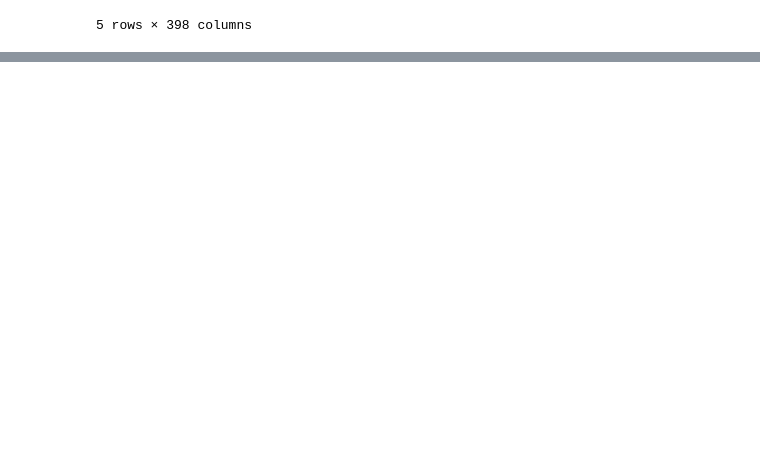
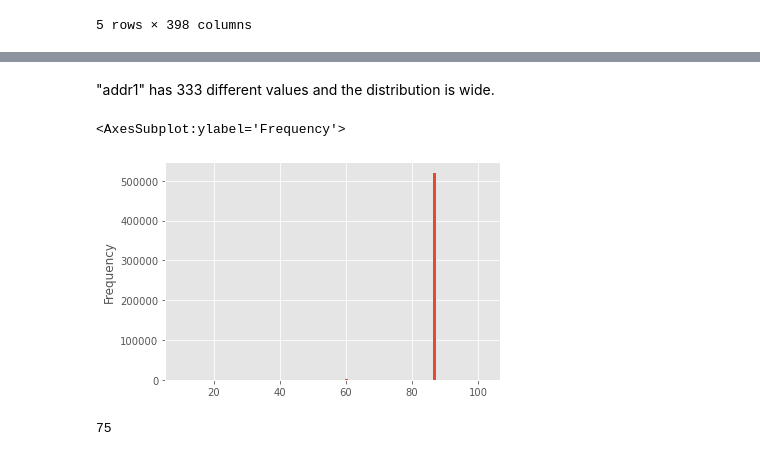
Before and after one commit to nichowu/IEEE-CIS-Fraud-Detection, a Jupyter notebook: IEEE-CIS-Fraud-Detection.ipynb, the cells around one changed output, grey strips where cells are left out. Drawn from its saved outputs; the diff is of its cells as text; code cells hidden in the pictures; blank space fills up the shorter version.

```diff
--- a/IEEE-CIS-Fraud-Detection.ipynb
+++ b/IEEE-CIS-Fraud-Detection.ipynb
@@ -346,0 +409,11 @@ train_transaction.head()
+# %% [markdown]
+"addr1" has 333 different values and the distribution is wide.
+# %%
+train_transaction.addr2.plot(kind='hist', bins=100)
+# %% [output]
+<AxesSubplot:ylabel='Frequency'>
+[figure, added]
+# %%
+len(train_transaction.addr2.unique())
+# %% [output]
+75
```
Also changed, not shown: parts of 18 cells of this notebook.
